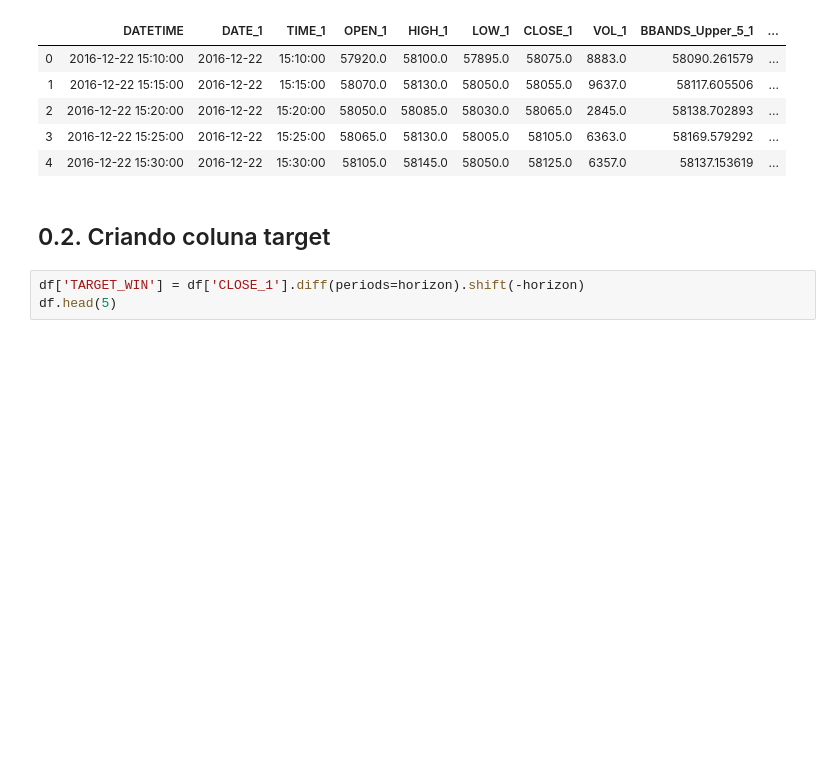
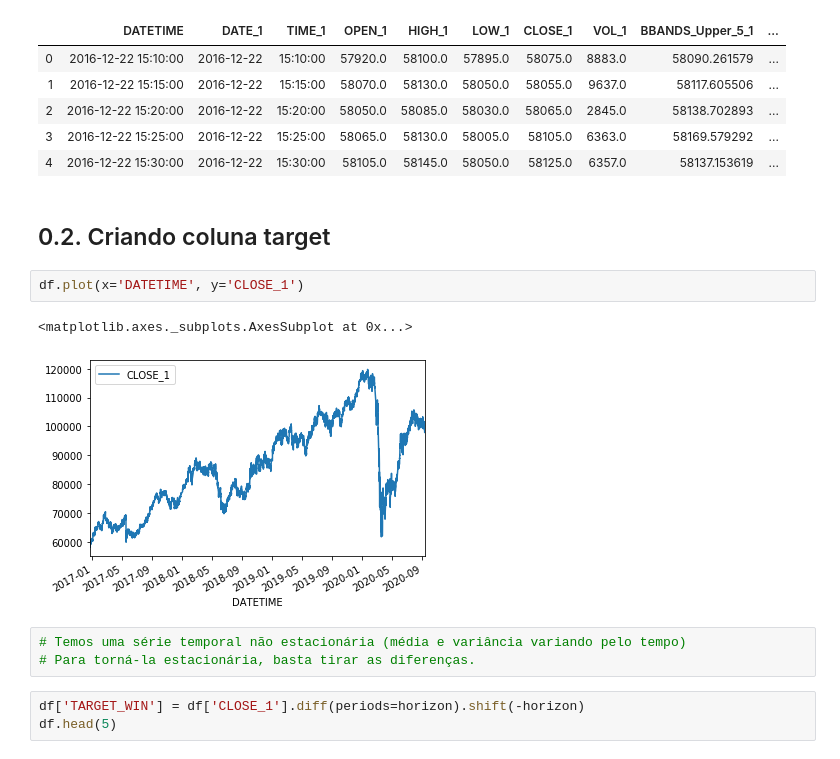
Before and after one commit to audelianoli/stock_market_predition_w_blue_chips, a Jupyter notebook: eda.ipynb, the cells around one changed output. Cells and saved outputs as stored; diff of their text form; blank space fills up the shorter version.

```diff
--- a/eda.ipynb
+++ b/eda.ipynb
@@ -47,6 +47,14 @@ df.head()
 | 4 | 2016-12-22 15:30:00 | 2016-12-22 | 15:30:00 | 58105.0 | 58145.0 | 58050.0 | 58125.0 | 6357.0 | 58137.153619 | ... |
 # %% [markdown]
 ## 0.2. Criando coluna target
+# %%
+df.plot(x='DATETIME', y='CLOSE_1')
+# %% [output]
+<matplotlib.axes._subplots.AxesSubplot at 0x...>
+[figure, added]
+# %%
+# Temos uma série temporal não estacionária (média e variância variando pelo tempo)
+# Para torná-la estacionária, basta tirar as diferenças.
 # %%
 df['TARGET_WIN'] = df['CLOSE_1'].diff(periods=horizon).shift(-horizon)
 df.head(5)
```
Also changed, not shown: parts of 28 cells of this notebook, 4 other files.
